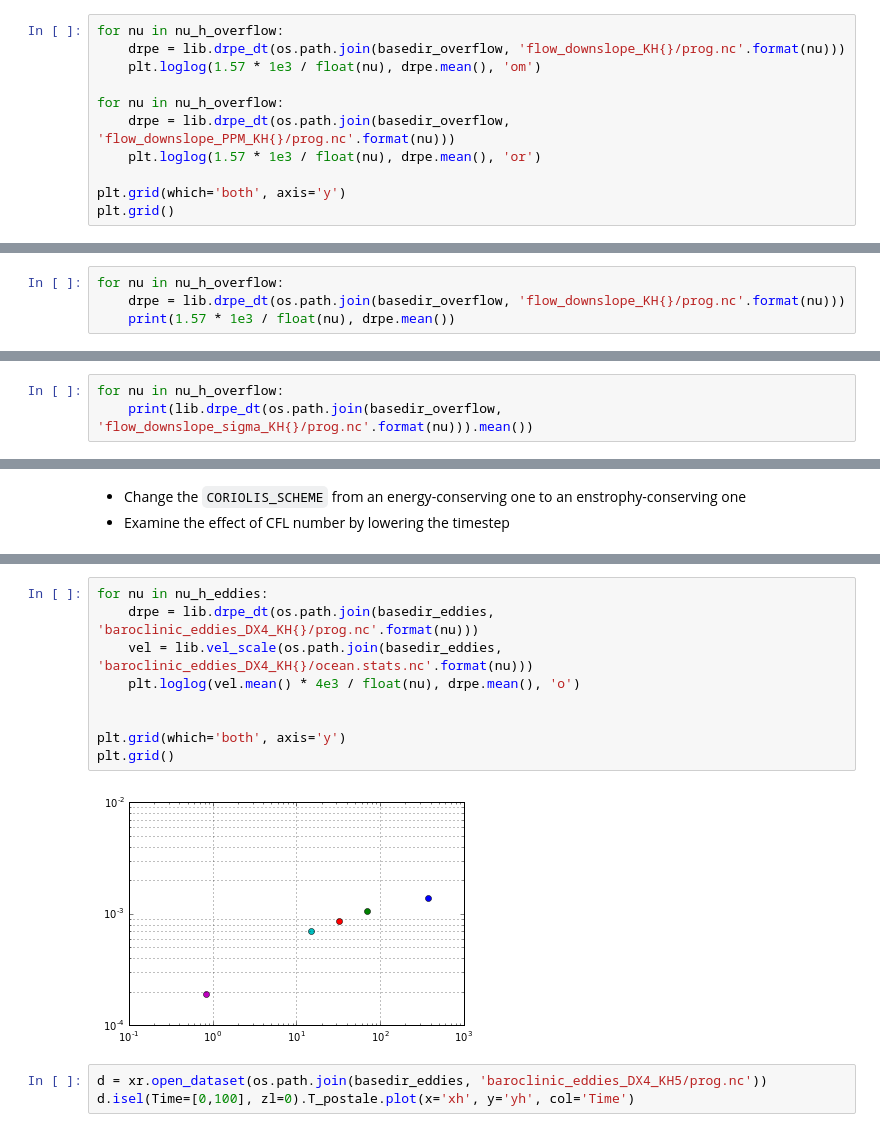
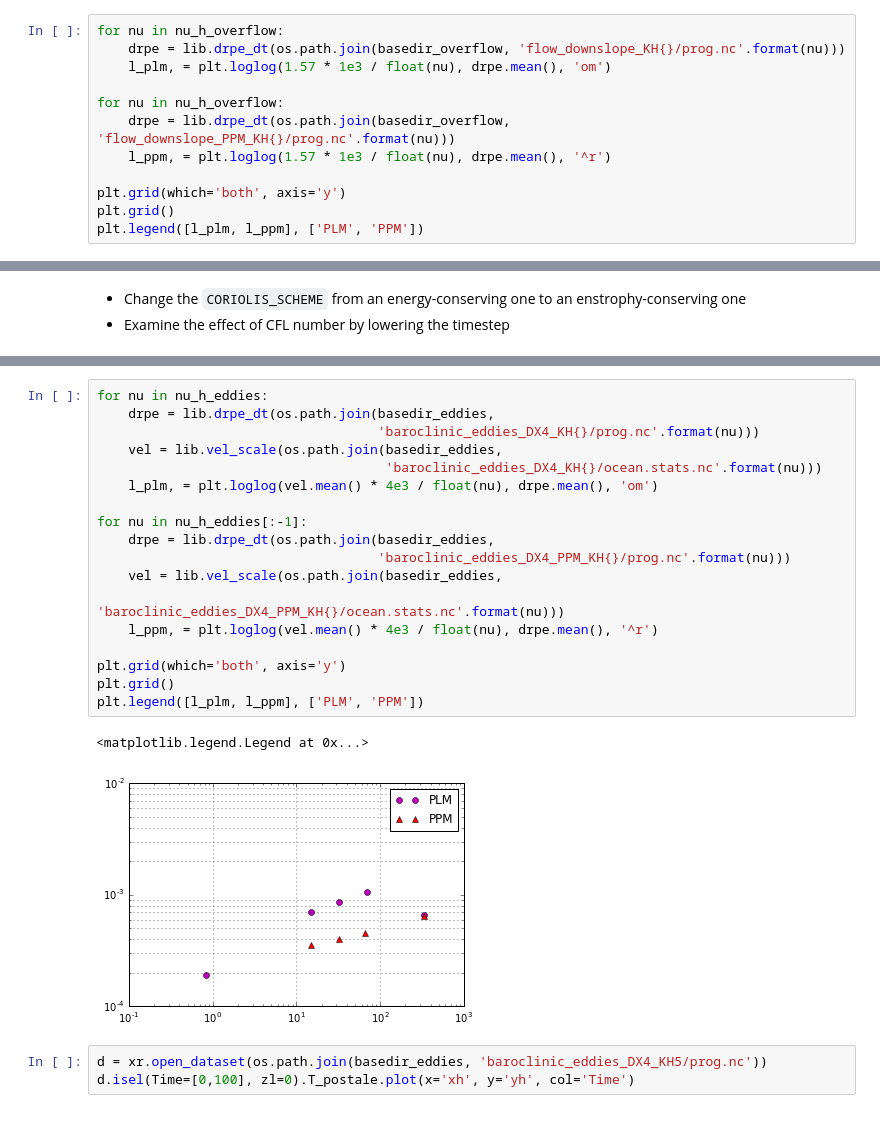
Before and after one commit to angus-g/mom6-spurious, a Jupyter notebook: analysis/Preliminary Analysis.ipynb, the cells around one changed output, grey strips where cells are left out. Saved outputs shown, nothing was run; the diff lists cells and outputs as text.

```diff
--- a/analysis/Preliminary Analysis.ipynb
+++ b/analysis/Preliminary Analysis.ipynb
@@ -53,12 +57,13 @@ plt.grid()
 # %%
 for nu in nu_h_overflow:
     drpe = lib.drpe_dt(os.path.join(basedir_overflow, 'flow_downslope_KH{}/prog.nc'.format(nu)))
-    plt.loglog(1.57 * 1e3 / float(nu), drpe.mean(), 'om')
+    l_plm, = plt.loglog(1.57 * 1e3 / float(nu), drpe.mean(), 'om')
 
 for nu in nu_h_overflow:
     drpe = lib.drpe_dt(os.path.join(basedir_overflow, 'flow_downslope_PPM_KH{}/prog.nc'.format(nu)))
-    plt.loglog(1.57 * 1e3 / float(nu), drpe.mean(), 'or')
+    l_ppm, = plt.loglog(1.57 * 1e3 / float(nu), drpe.mean(), '^r')
 
 plt.grid(which='both', axis='y')
 plt.grid()
+plt.legend([l_plm, l_ppm], ['PLM', 'PPM'])
 # %% [output]
@@ -68,4 +71,0 @@ Just print the raw data for ease...
-# %%
-for nu in nu_h_overflow:
-    drpe = lib.drpe_dt(os.path.join(basedir_overflow, 'flow_downslope_KH{}/prog.nc'.format(nu)))
-    print(1.57 * 1e3 / float(nu), drpe.mean())
@@ -79,3 +71,0 @@ for nu in nu_h_overflow:
-# %%
-for nu in nu_h_overflow:
-    print(lib.drpe_dt(os.path.join(basedir_overflow, 'flow_downslope_sigma_KH{}/prog.nc'.format(nu))).mean())
@@ -263,14 +280,24 @@ plt.ticklabel_format(style='sci', axis='y', scilimits=(0,0))
 # %%
 for nu in nu_h_eddies:
-    drpe = lib.drpe_dt(os.path.join(basedir_eddies, 'baroclinic_eddies_DX4_KH{}/prog.nc'.format(nu)))
-    vel = lib.vel_scale(os.path.join(basedir_eddies, 'baroclinic_eddies_DX4_KH{}/ocean.stats.nc'.format(nu)))
-    plt.loglog(vel.mean() * 4e3 / float(nu), drpe.mean(), 'o')
+    drpe = lib.drpe_dt(os.path.join(basedir_eddies,
+                                    'baroclinic_eddies_DX4_KH{}/prog.nc'.format(nu)))
+    vel = lib.vel_scale(os.path.join(basedir_eddies,
+                                     'baroclinic_eddies_DX4_KH{}/ocean.stats.nc'.format(nu)))
+    l_plm, = plt.loglog(vel.mean() * 4e3 / float(nu), drpe.mean(), 'om')
 
+for nu in nu_h_eddies[:-1]:
+    drpe = lib.drpe_dt(os.path.join(basedir_eddies,
+                                    'baroclinic_eddies_DX4_PPM_KH{}/prog.nc'.format(nu)))
+    vel = lib.vel_scale(os.path.join(basedir_eddies,
+                                     'baroclinic_eddies_DX4_PPM_KH{}/ocean.stats.nc'.format(nu)))
+    l_ppm, = plt.loglog(vel.mean() * 4e3 / float(nu), drpe.mean(), '^r')
 
 plt.grid(which='both', axis='y')
 plt.grid()
+plt.legend([l_plm, l_ppm], ['PLM', 'PPM'])
 # %% [output]
+<matplotlib.legend.Legend at 0x...>
-[figure, old version]
+[figure, new version]
 # %%
 d = xr.open_dataset(os.path.join(basedir_eddies, 'baroclinic_eddies_DX4_KH5/prog.nc'))
 d.isel(Time=[0,100], zl=0).T_postale.plot(x='xh', y='yh', col='Time')
```
Also changed, not shown: parts of 12 cells of this notebook.
